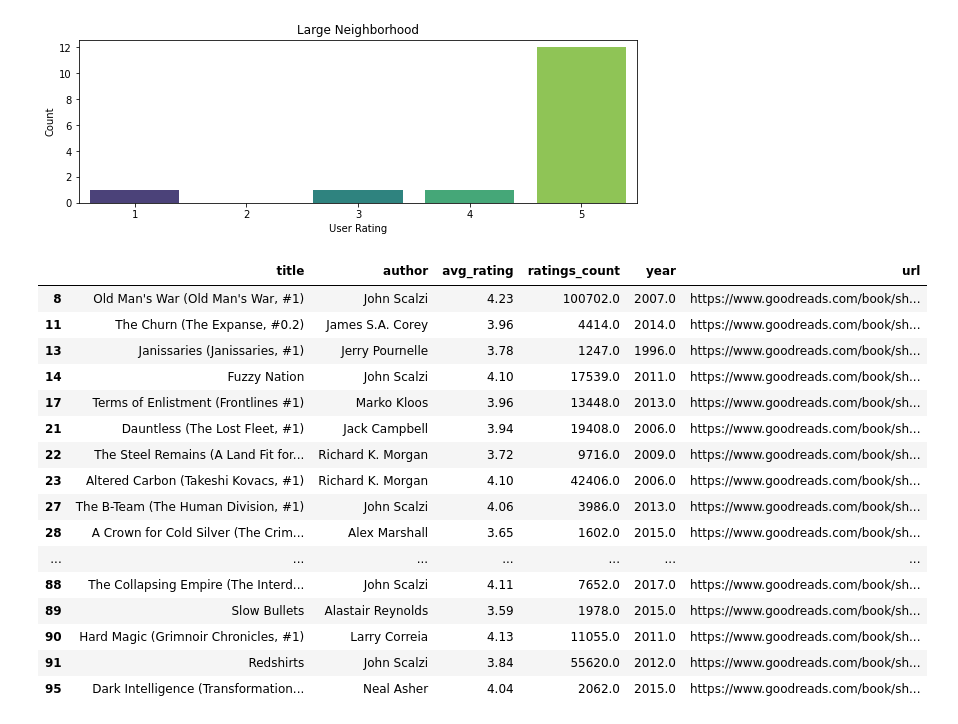
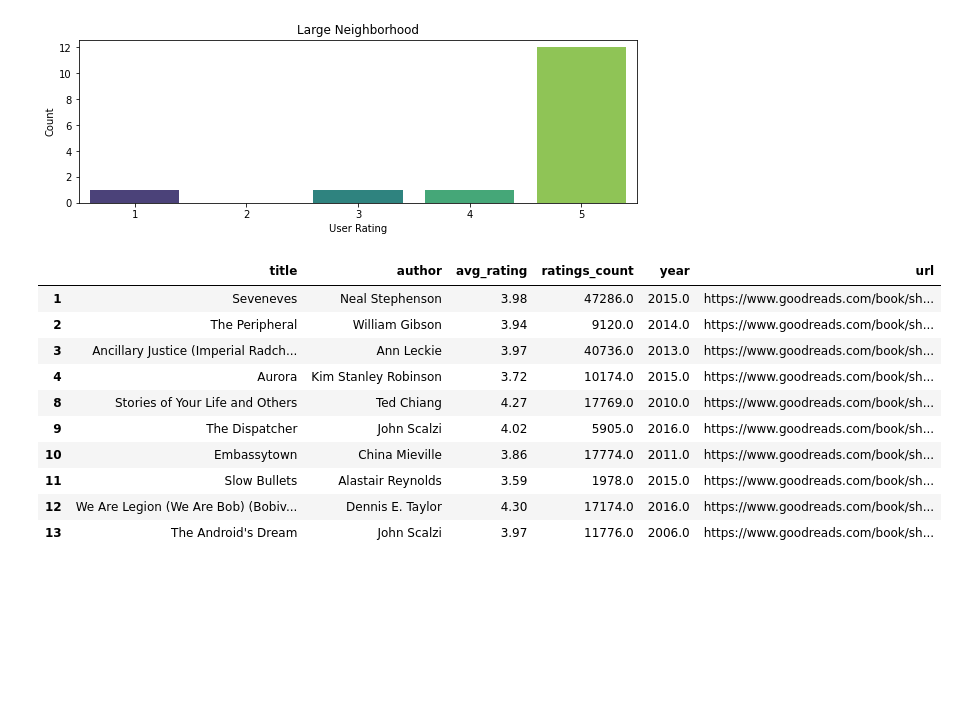
Before and after one commit to mraottth/projects, a Jupyter notebook: Goodreads Book Recommender/02_book_recommender.ipynb, the cells around one changed output. Cells and saved outputs as stored; diff of their text form; code cells hidden in the pictures; blank space fills up the shorter version.

```diff
--- a/Goodreads Book Recommender/02_book_recommender.ipynb
+++ b/Goodreads Book Recommender/02_book_recommender.ipynb
@@ -1400,25 +1408,19 @@ def TEST_find_similar_books_to(tsvd, title, k=10, min_rating=3.25, n=100):
 
         return similar_books.head(n)
 # %%
-U, sigma, Vt = svds(df_reviews, k=100)
+U, sigma, Vt = svds(df_reviews, k=42)
 Vt = Vt.T
-
-find_similar_books_to(Vt, "Leviathan Wakes (The Expanse, #1)", n=100)
-# %% [output]
-|  | title | author | avg_rating | ratings_count | year | url |
-| 8 | Old Man's War (Old Man's War, #1) | John Scalzi | 4.23 | 100702.0 | 2007.0 | https://www.goodreads.com/book/sh... |
-| 11 | The Churn (The Expanse, #0.2) | James S.A. Corey | 3.96 | 4414.0 | 2014.0 | https://www.goodreads.com/book/sh... |
-| 13 | Janissaries (Janissaries, #1) | Jerry Pournelle | 3.78 | 1247.0 | 1996.0 | https://www.goodreads.com/book/sh... |
-| 14 | Fuzzy Nation | John Scalzi | 4.10 | 17539.0 | 2011.0 | https://www.goodreads.com/book/sh... |
-| 17 | Terms of Enlistment (Frontlines #1) | Marko Kloos | 3.96 | 13448.0 | 2013.0 | https://www.goodreads.com/book/sh... |
-| 21 | Dauntless (The Lost Fleet, #1) | Jack Campbell | 3.94 | 19408.0 | 2006.0 | https://www.goodreads.com/book/sh... |
-| 22 | The Steel Remains (A Land Fit for... | Richard K. Morgan | 3.72 | 9716.0 | 2009.0 | https://www.goodreads.com/book/sh... |
-| 23 | Altered Carbon (Takeshi Kovacs, #1) | Richard K. Morgan | 4.10 | 42406.0 | 2006.0 | https://www.goodreads.com/book/sh... |
-| 27 | The B-Team (The Human Division, #1) | John Scalzi | 4.06 | 3986.0 | 2013.0 | https://www.goodreads.com/book/sh... |
-| 28 | A Crown for Cold Silver (The Crim... | Alex Marshall | 3.65 | 1602.0 | 2015.0 | https://www.goodreads.com/book/sh... |
-| ... | ... | ... | ... | ... | ... | ... |
-| 88 | The Collapsing Empire (The Interd... | John Scalzi | 4.11 | 7652.0 | 2017.0 | https://www.goodreads.com/book/sh... |
-| 89 | Slow Bullets | Alastair Reynolds | 3.59 | 1978.0 | 2015.0 | https://www.goodreads.com/book/sh... |
-| 90 | Hard Magic (Grimnoir Chronicles, #1) | Larry Correia | 4.13 | 11055.0 | 2011.0 | https://www.goodreads.com/book/sh... |
-| 91 | Redshirts | John Scalzi | 3.84 | 55620.0 | 2012.0 | https://www.goodreads.com/book/sh... |
-| 95 | Dark Intelligence (Transformation... | Neal Asher | 4.04 | 2062.0 | 2015.0 | https://www.goodreads.com/book/sh... |
+# %%
+TEST_find_similar_books_to(Vt, "The Three-Body Problem (Remembrance of Earth’s Past, #1)", n=100).head(10)
+# %% [output]
+|  | title | author | avg_rating | ratings_count | year | url |
+| 1 | Seveneves | Neal Stephenson | 3.98 | 47286.0 | 2015.0 | https://www.goodreads.com/book/sh... |
+| 2 | The Peripheral | William Gibson | 3.94 | 9120.0 | 2014.0 | https://www.goodreads.com/book/sh... |
+| 3 | Ancillary Justice (Imperial Radch... | Ann Leckie | 3.97 | 40736.0 | 2013.0 | https://www.goodreads.com/book/sh... |
+| 4 | Aurora | Kim Stanley Robinson | 3.72 | 10174.0 | 2015.0 | https://www.goodreads.com/book/sh... |
+| 8 | Stories of Your Life and Others | Ted Chiang | 4.27 | 17769.0 | 2010.0 | https://www.goodreads.com/book/sh... |
+| 9 | The Dispatcher | John Scalzi | 4.02 | 5905.0 | 2016.0 | https://www.goodreads.com/book/sh... |
+| 10 | Embassytown | China Mieville | 3.86 | 17774.0 | 2011.0 | https://www.goodreads.com/book/sh... |
+| 11 | Slow Bullets | Alastair Reynolds | 3.59 | 1978.0 | 2015.0 | https://www.goodreads.com/book/sh... |
+| 12 | We Are Legion (We Are Bob) (Bobiv... | Dennis E. Taylor | 4.30 | 17174.0 | 2016.0 | https://www.goodreads.com/book/sh... |
+| 13 | The Android's Dream | John Scalzi | 3.97 | 11776.0 | 2006.0 | https://www.goodreads.com/book/sh... |
```
Also changed, not shown: parts of 6 cells of this notebook, 1 other file.
